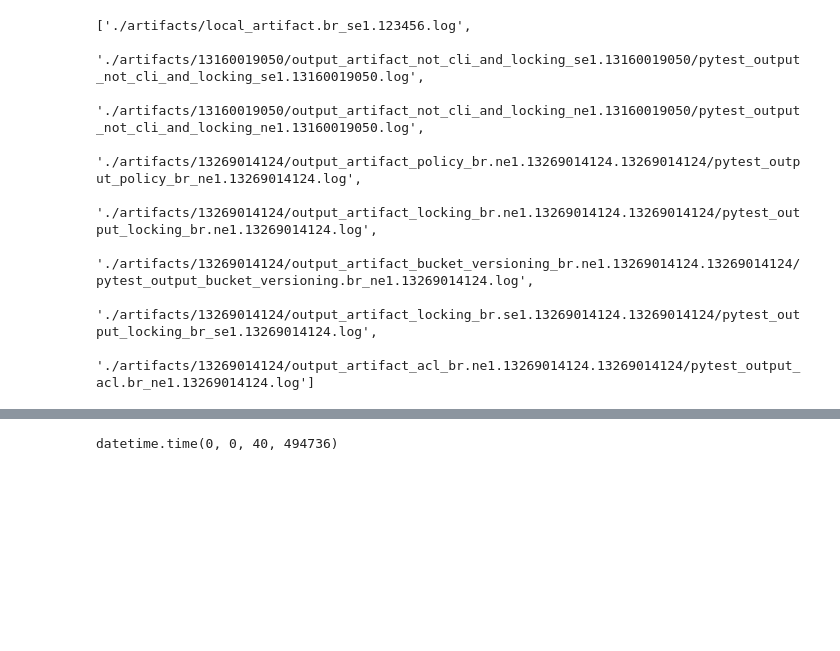
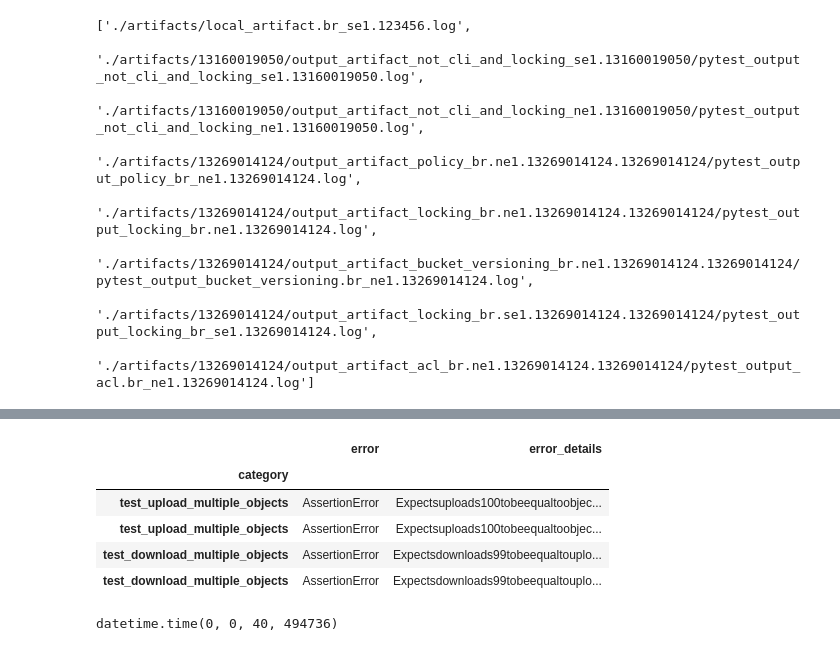
Before and after one commit to 2xlhe/gh-Actions-Reader, a Jupyter notebook: ghActionsReader.ipynb, the cells around one changed output, grey strips where cells are left out. Saved outputs shown, nothing was run; the diff lists cells and outputs as text; code cells hidden in the pictures; blank space fills up the shorter version.

```diff
--- a/ghActionsReader.ipynb
+++ b/ghActionsReader.ipynb
@@ -733,3 +747,13 @@ test_download_multiple_objects 172.209
+# %%
+failed_details_df = pytest_failures_errors.set_index('category').drop(columns=['arguments', 'databaseId'])
+failed_details_df
+# %% [output]
+|  | error | error_details |
+| category |  |  |
+| test_upload_multiple_objects | AssertionError | Expectsuploads100tobeequaltoobjec... |
+| test_upload_multiple_objects | AssertionError | Expectsuploads100tobeequaltoobjec... |
+| test_download_multiple_objects | AssertionError | Expectsdownloads99tobeequaltouplo... |
+| test_download_multiple_objects | AssertionError | Expectsdownloads99tobeequaltouplo... |
 # %%
 # 1. Pedir o id do workflow que se quer um relatorio ou varios ids
 # 2. Colocar todos os jobs do workflow dentro de um dataframe
```
Also changed, not shown: parts of 6 cells of this notebook.
